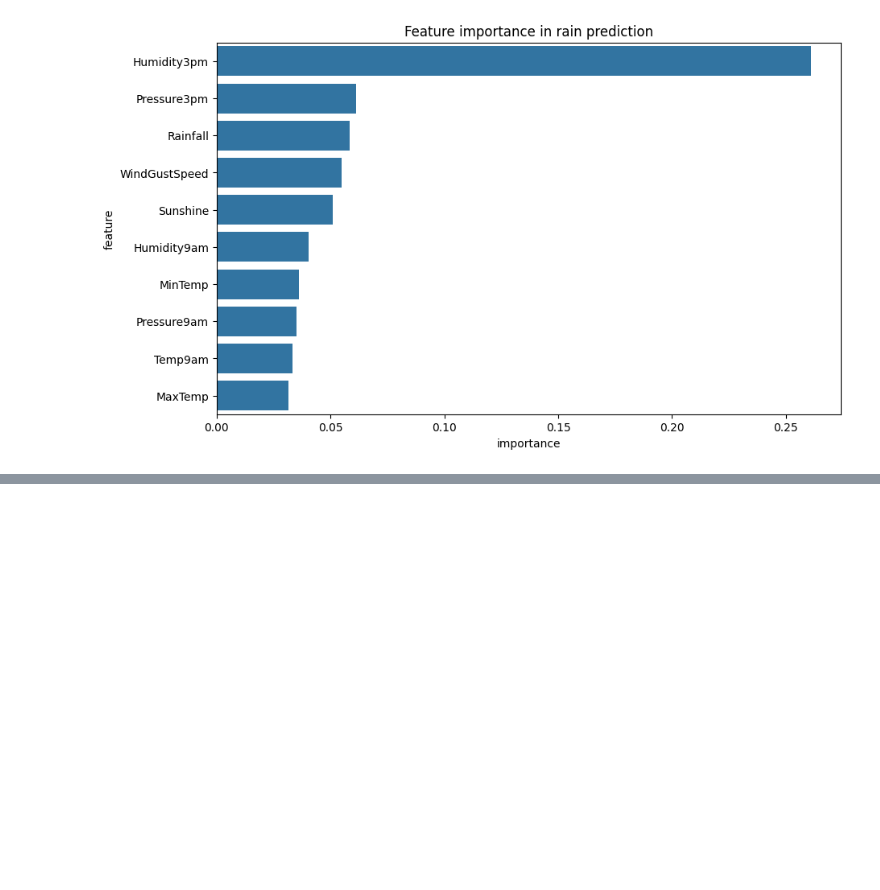
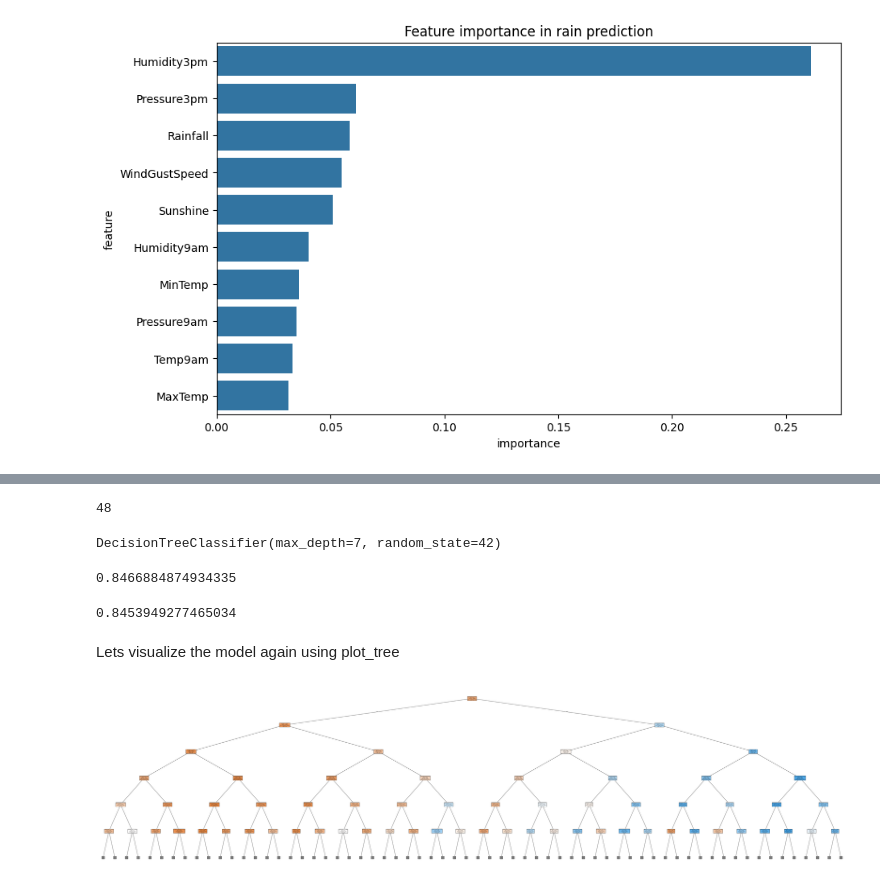
Before and after one commit to bipu01/Machine_learning, a Jupyter notebook: Decision_tree_and_random_forest.ipynb, the cells around one changed output, grey strips where cells are left out. Saved outputs shown, nothing was run; the diff lists cells and outputs as text; code cells hidden in the pictures; blank space fills up the shorter version.

```diff
--- a/Decision_tree_and_random_forest.ipynb
+++ b/Decision_tree_and_random_forest.ipynb
@@ -343,0 +368,25 @@ sns.barplot(data=feature_importance_df.head(10), x="importance", y="feature")
+# %%
+model.tree_.max_depth
+# %% [output]
+48
+# %%
+model = DecisionTreeClassifier(max_depth=7, random_state=42)
+
+model.fit(x_train, train_targets)
+# %% [output]
+DecisionTreeClassifier(max_depth=7, random_state=42)
+# %%
+model.score(x_train, train_targets)
+# %% [output]
+0.8466884874934335
+# %%
+model.score(x_val, val_targets)
+# %% [output]
+0.8453949277465034
+# %% [markdown]
+Lets visualize the model again using plot_tree
+# %%
+plt.figure(figsize=(80,20))
+plot_tree(model, feature_names= x_train.columns, filled=True, class_names=model.classes_, max_depth=5);
+# %% [output]
+[figure, added]
```
Also changed, not shown: parts of 13 cells of this notebook.
